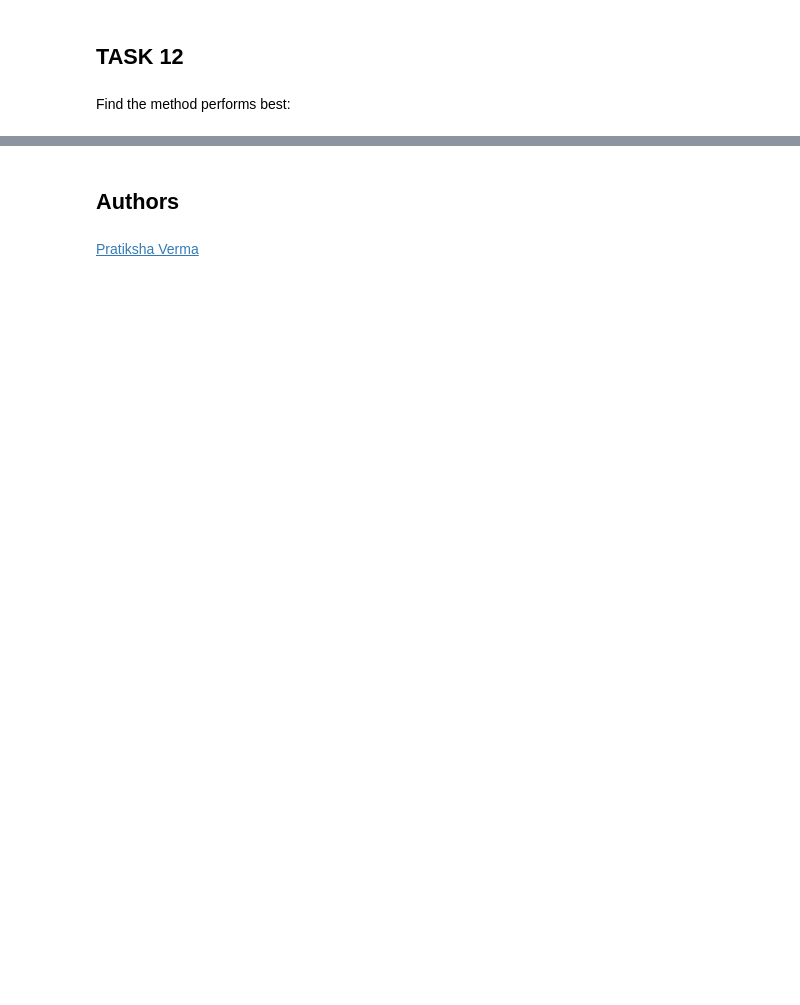
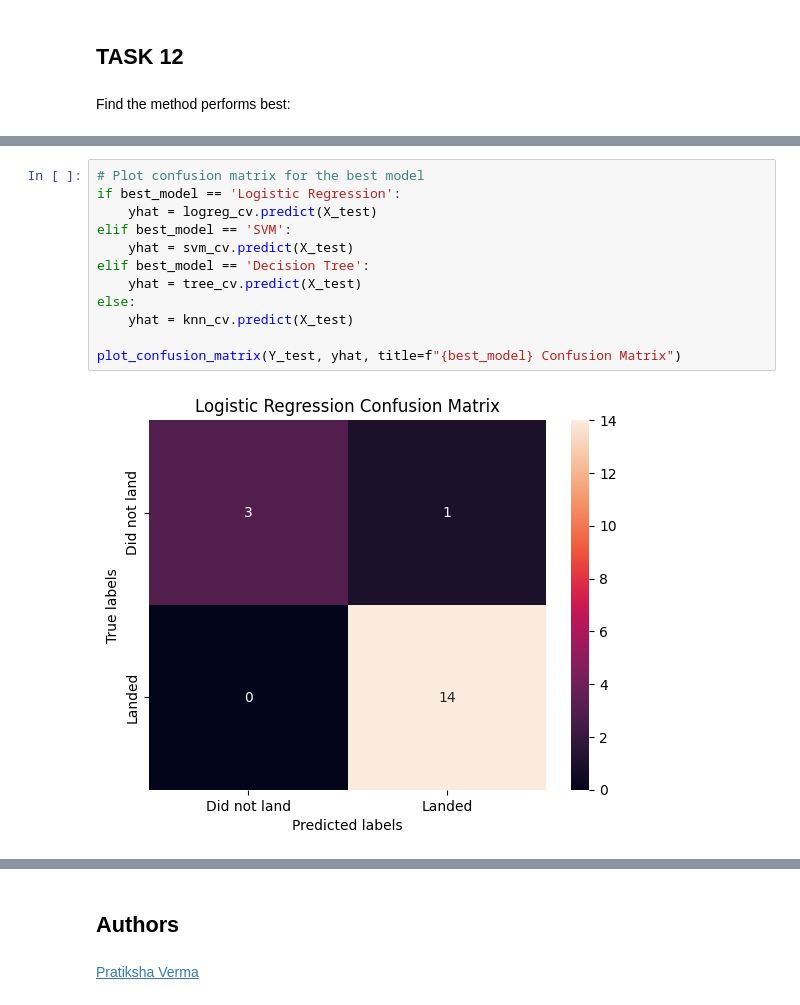
Before and after one commit to nataprofits/IBM-Applied-Data-Science-Capstone, a Jupyter notebook: 7-SpaceX_Machine Learning Prediction_Part_5.ipynb, the cells around one changed output, grey strips where cells are left out. Saved outputs shown, nothing was run; the diff lists cells and outputs as text; blank space fills up the shorter version.

```diff
--- a/7-SpaceX_Machine Learning Prediction_Part_5.ipynb
+++ b/7-SpaceX_Machine Learning Prediction_Part_5.ipynb
@@ -385,0 +425,14 @@ Best Performing Model: Logistic Regression with Accuracy: 0.9444444444444444
+# %%
+# Plot confusion matrix for the best model
+if best_model == 'Logistic Regression':
+    yhat = logreg_cv.predict(X_test)
+elif best_model == 'SVM':
+    yhat = svm_cv.predict(X_test)
+elif best_model == 'Decision Tree':
+    yhat = tree_cv.predict(X_test)
+else:
+    yhat = knn_cv.predict(X_test)
+
+plot_confusion_matrix(Y_test, yhat, title=f"{best_model} Confusion Matrix")
+# %% [output]
+[figure, added]
```
Also changed, not shown: parts of 15 cells of this notebook, 2 other files.
